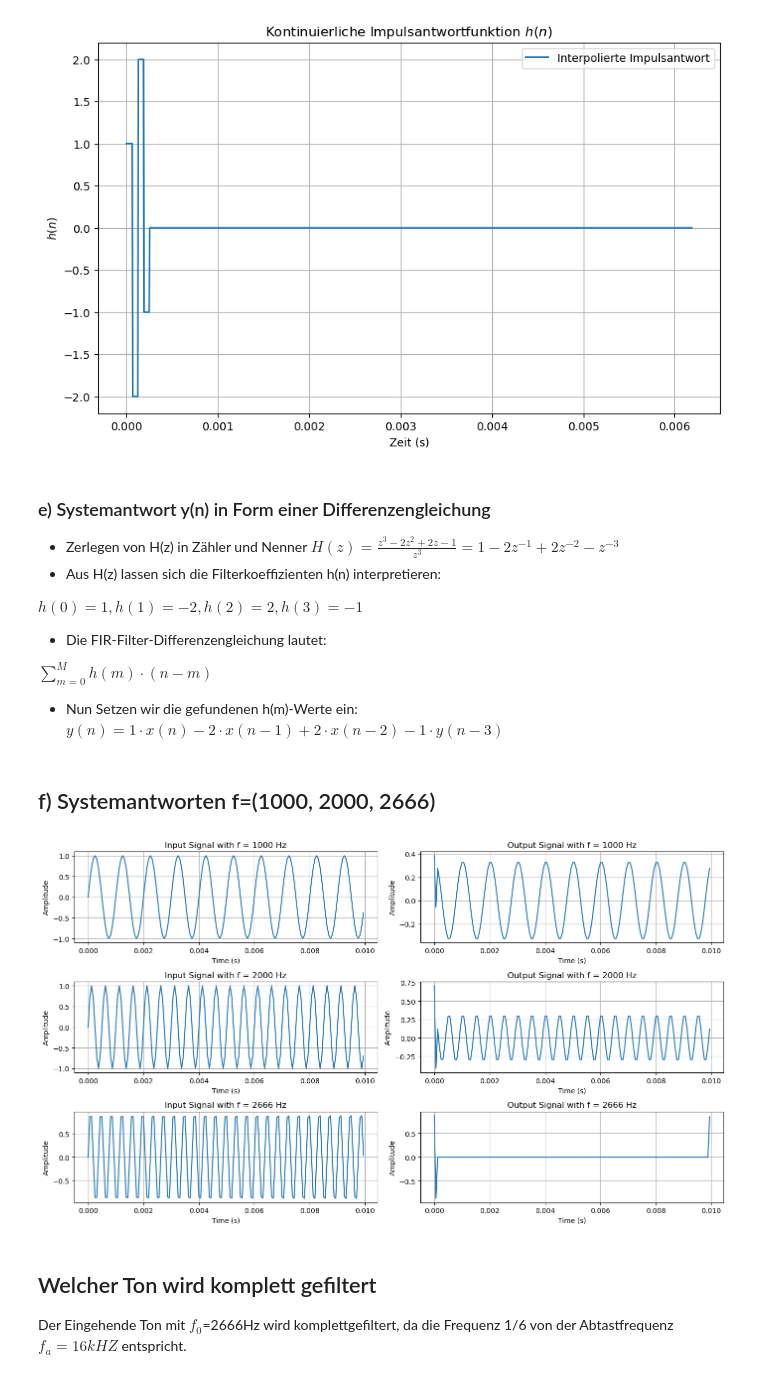
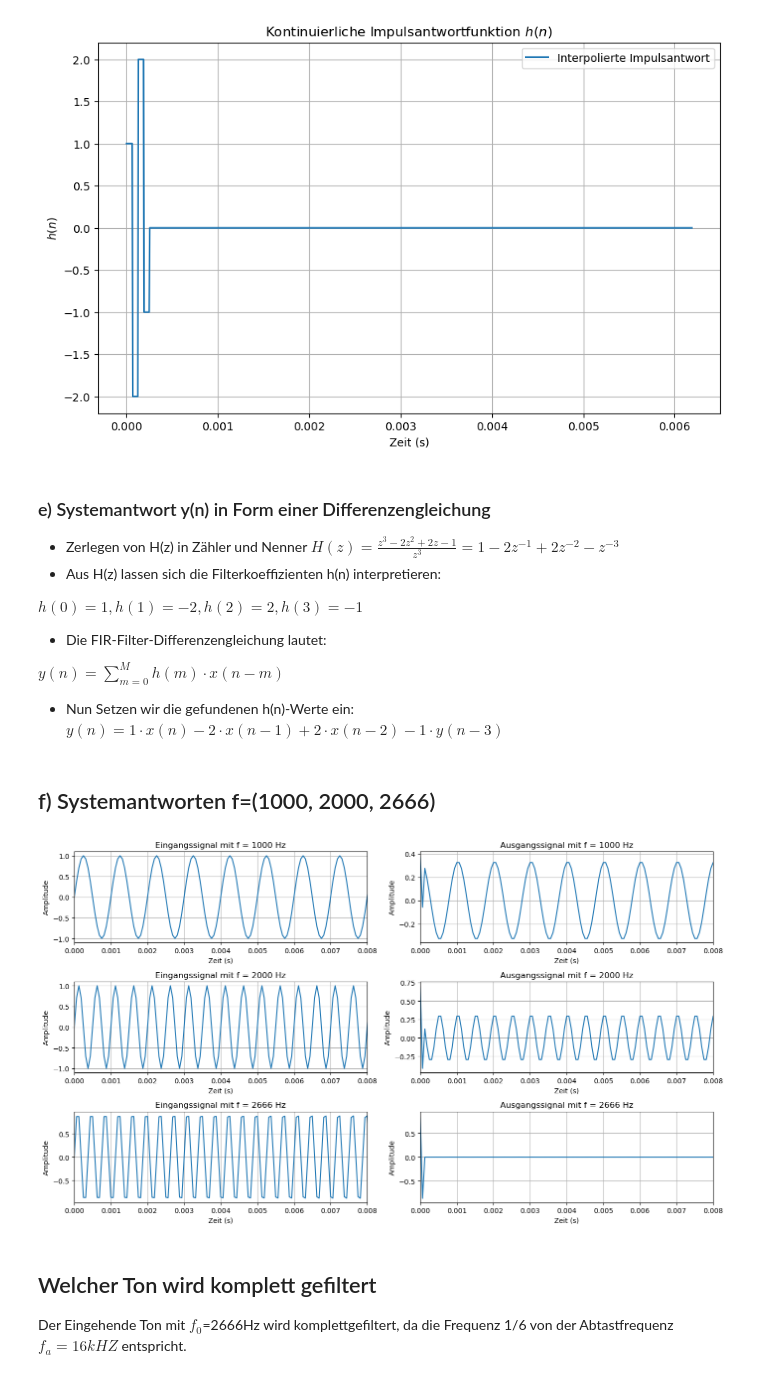
Before and after one commit to DerGeileHarald/Sprachverarbeitung, a Jupyter notebook: Labor5.ipynb, the cells around one changed output. Cells and saved outputs as stored; diff of their text form; code cells hidden in the pictures.

```diff
--- a/Labor5.ipynb
+++ b/Labor5.ipynb
@@ -166,62 +168,59 @@ $ h(0)=1, h(1)=-2, h(2)=2, h(3)=-1 $
 
 - Die FIR-Filter-Differenzengleichung lautet:
 
-$ \sum_{m = 0}^{M} h(m)\cdot(n-m) $
+$ y(n) = \sum_{m = 0}^{M} h(m)\cdot x(n-m) $
 
-- Nun Setzen wir die gefundenen h(m)-Werte ein:
+- Nun Setzen wir die gefundenen h(n)-Werte ein:
 $ y(n)= 1 \cdot x(n) -2 \cdot x(n-1)+2 \cdot x(n-2) -1\cdot y(n-3) $
 # %% [markdown]
 ## f) Systemantworten f=(1000, 2000, 2666)
 # %%
-import numpy as np
-import matplotlib.pyplot as plt
-from scipy.signal import freqz
 
-# Define the FIR filter coefficients from the given system function H(z)
+# Definieren der FIR-Filterkoeffizienten aus der gegebenen Systemfunktion H(z)
 # H(z) = (z^3 - 2z^2 + 2z - 1) / z^3
-b = [1, -2, 2, -1]  # Numerator coefficients
-a = [1, 0, 0, 0]    # Denominator coefficients (for FIR filters, it's just [1])
+b = [1, -2, 2, -1]  # Zählerkoeffizienten
+a = [1, 0, 0, 0]    # Nennerkoeffizienten (
 
-# Sampling frequency
+# Abtastfrequenz
 fa = 16000  # Hz
 
-# Define the frequencies to test
+# Definieren der zu testenden Frequenzen
 frequencies = [1000, 2000, 2666]  # Hz
 
-# Generate the input signals
-n = np.arange(0, 0.01, 1/fa)  # 0.01 second of data
+# Generieren der Eingangssignale
+n = np.arange(0, 0.01, 1/fa)  # 0,01 Sekunde Daten
 inputs = [np.sin(2 * np.pi * f * n) for f in frequencies]
 
-# Compute the frequency response of the filter
+# Berechnen der Frequenzantwort des Filters
 w, h = freqz(b, a, worN=8000, fs=fa)
 
-# Apply the filter to each input signal
+# Anwenden des Filters auf jedes Eingangssignal
 outputs = [np.convolve(input_signal, b, mode='same') for input_signal in inputs]
 
-# Plot the frequency response of the filter
+# Plotten der Frequenzantwort des Filters
 plt.figure(figsize=(14, 8))
-
-
 
 for i, f in enumerate(frequencies):
     plt.subplot(len(frequencies), 2, 2*i+1)
     plt.plot(n, inputs[i])
-    plt.title(f'Input Signal with f = {f} Hz')
-    plt.xlabel('Time (s)')
+    plt.title(f'Eingangssignal mit f = {f} Hz')
+    plt.xlabel('Zeit (s)')
     plt.ylabel('Amplitude')
+    plt.xlim(0, 0.008)
     plt.grid()
 
     plt.subplot(len(frequencies), 2, 2*i+2)
     plt.plot(n, outputs[i])
-    plt.title(f'Output Signal with f = {f} Hz')
-    plt.xlabel('Time (s)')
+    plt.title(f'Ausgangssignal mit f = {f} Hz')
+    plt.xlabel('Zeit (s)')
     plt.ylabel('Amplitude')
+    plt.xlim(0, 0.008)
     plt.grid()
 
 plt.tight_layout()
 plt.show()
 # %% [output]
-[figure, old version]
+[figure, new version]
 # %% [markdown]
 ## Welcher Ton wird komplett gefiltert
 Der Eingehende Ton mit $ f_{0}$=2666Hz  wird komplettgefiltert, da die Frequenz 1/6 von der Abtastfrequenz $f_{a}= 16kHZ$ entspricht.
```
Also changed, not shown: parts of 7 cells of this notebook.
